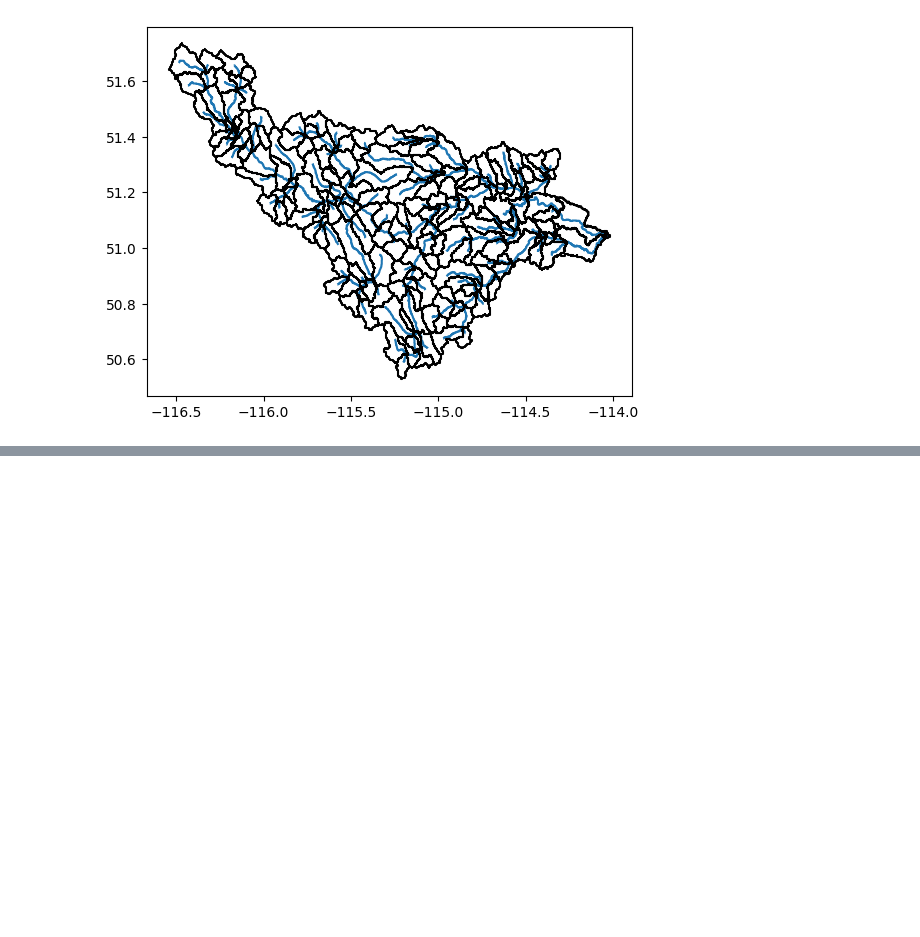
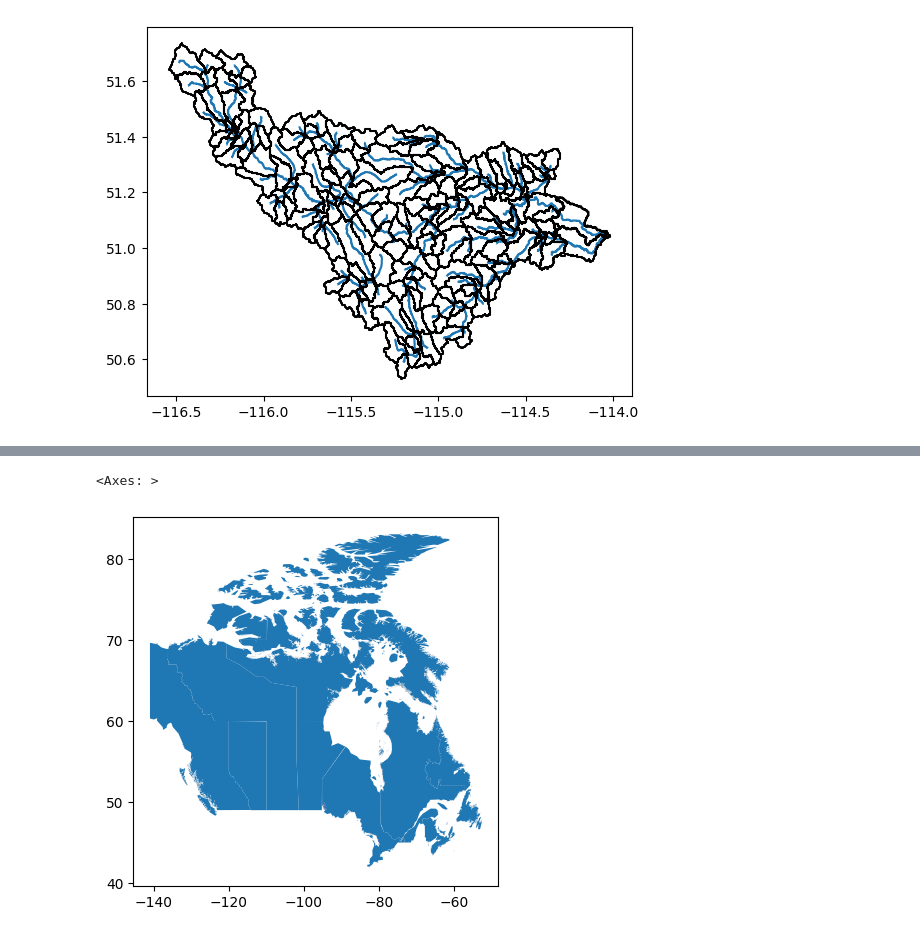
Before and after one commit to ShervanGharari/FHIMP, a Jupyter notebook: hydro-models/01_domain_selection/domain_selection.ipynb, the cells around one changed output, grey strips where cells are left out. Saved outputs shown, nothing was run; the diff lists cells and outputs as text; code cells hidden in the pictures; blank space fills up the shorter version.

```diff
--- a/hydro-models/01_domain_selection/domain_selection.ipynb
+++ b/hydro-models/01_domain_selection/domain_selection.ipynb
@@ -206,0 +228,9 @@ cat_slice.boundary.plot(ax=ax, color='k')
+# %%
+shp = gpd.read_file('/Users/shg096/Downloads/lpr_000b16a_e/lpr_000b16a_e.shp')
+# %%
+shp_s = shp.to_crs(epsg=4326)
+shp_s = shp_s.simplify(0.1)
+shp_s.plot()
+# %% [output]
+<Axes: >
+[figure, added]
```
Also changed, not shown: parts of 6 cells of this notebook, 4 other files.
